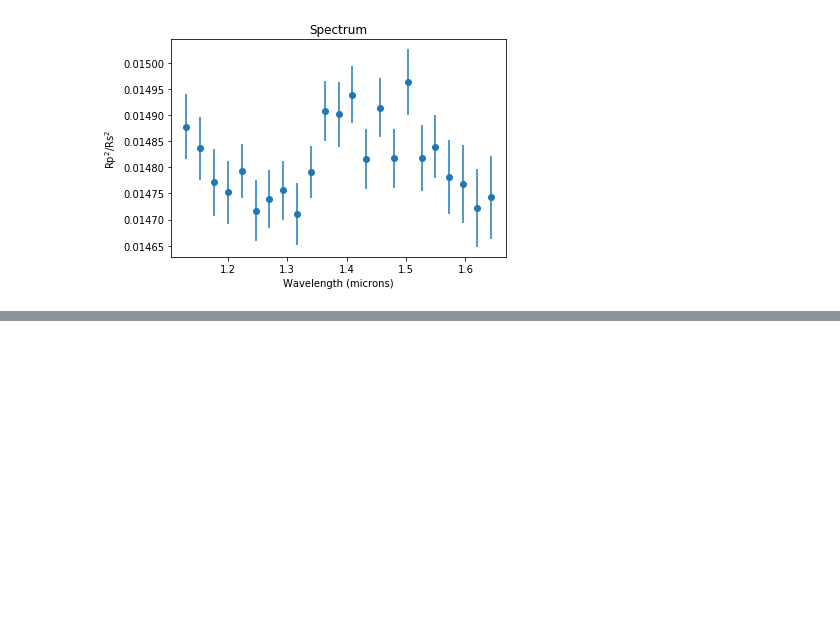
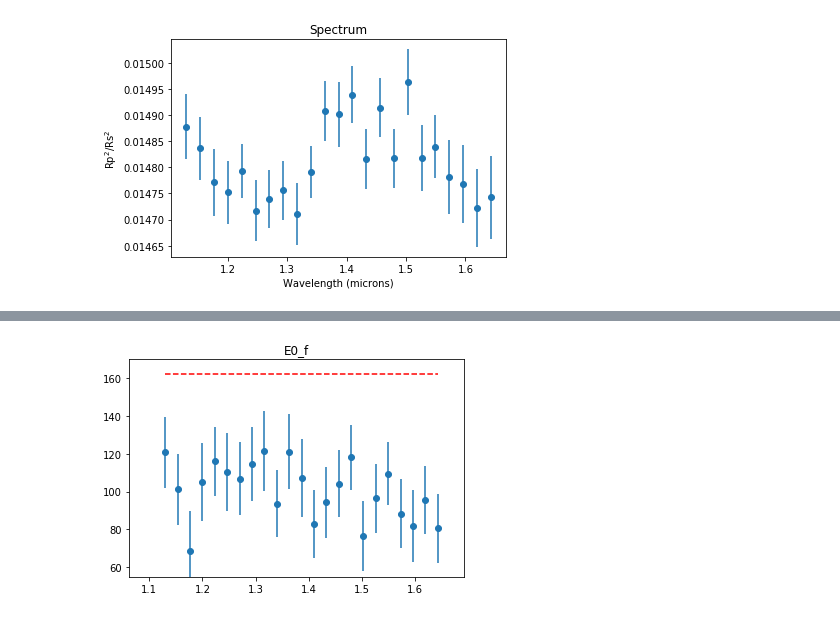
Before and after one commit to Bobpjjacobs/hstscan, a Jupyter notebook: Example fitting with ramp model.ipynb, the cells around one changed output, grey strips where cells are left out. Saved outputs shown, nothing was run; the diff lists cells and outputs as text; code cells hidden in the pictures; blank space fills up the shorter version.

```diff
--- a/Example fitting with ramp model.ipynb
+++ b/Example fitting with ramp model.ipynb
@@ -686,0 +719,10 @@ Text(0.5,0,'Wavelength (microns)')
+# %%
+fig = plt.figure()
+plt.plot([bins_avg_wave[0], bins_avg_wave[-1]], [162.38, 162.38], '--', color='r')
+plt.errorbar(bins_avg_wave, np.array(opt_cs)[:,14], yerr=np.array(err_cs)[:,14], fmt='o')
+plt.title('E0_f')
+plt.gca().set_xlim(0.94*bins_avg_wave[0], bins_avg_wave[-1]*1.03)
+plt.gca().set_ylim(0.8*np.min(np.array(opt_cs)[:,14]), 170)
+plt.show()
+# %% [output]
+[figure, added]
```
Also changed, not shown: parts of 5 cells of this notebook, 2 other files.
